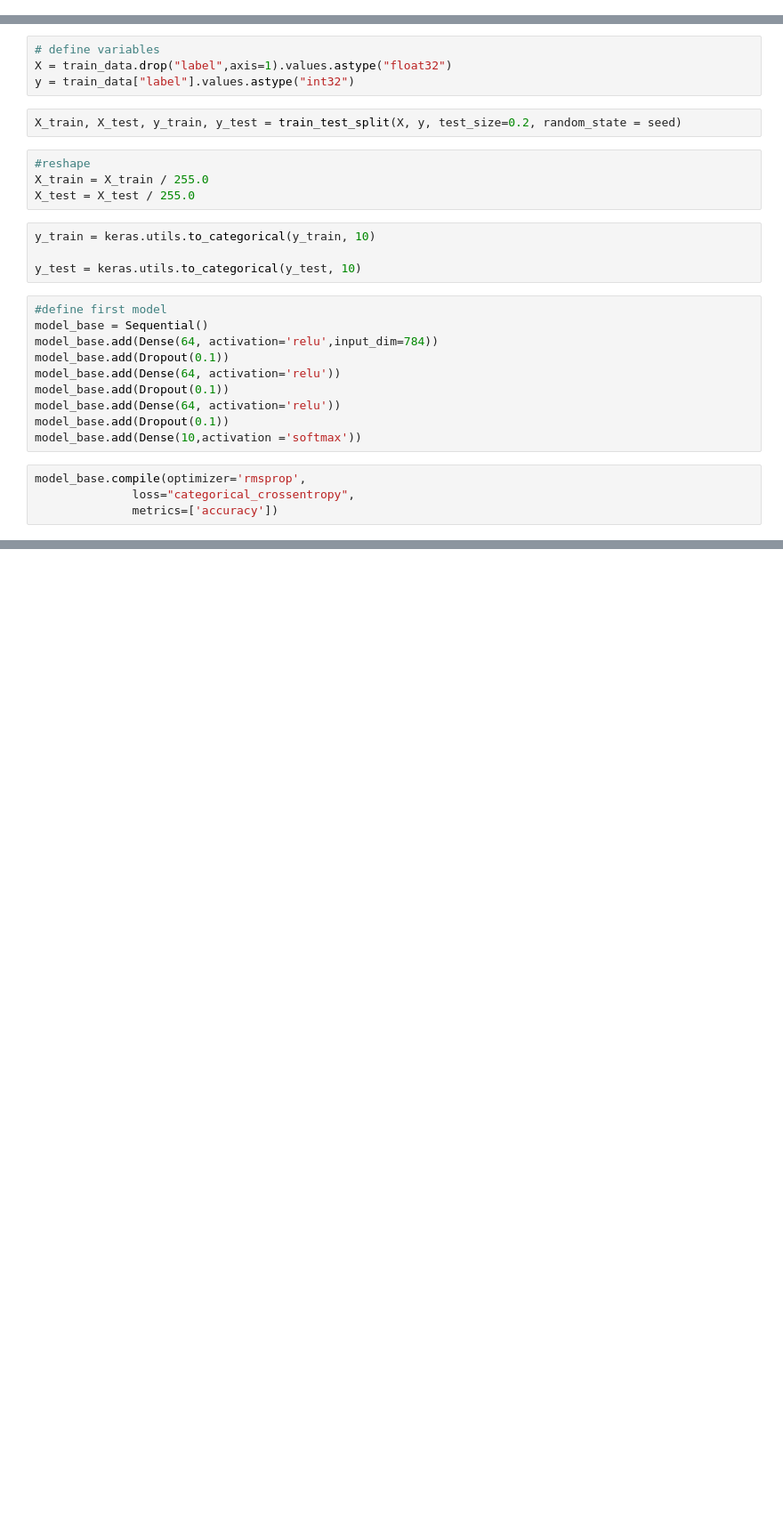
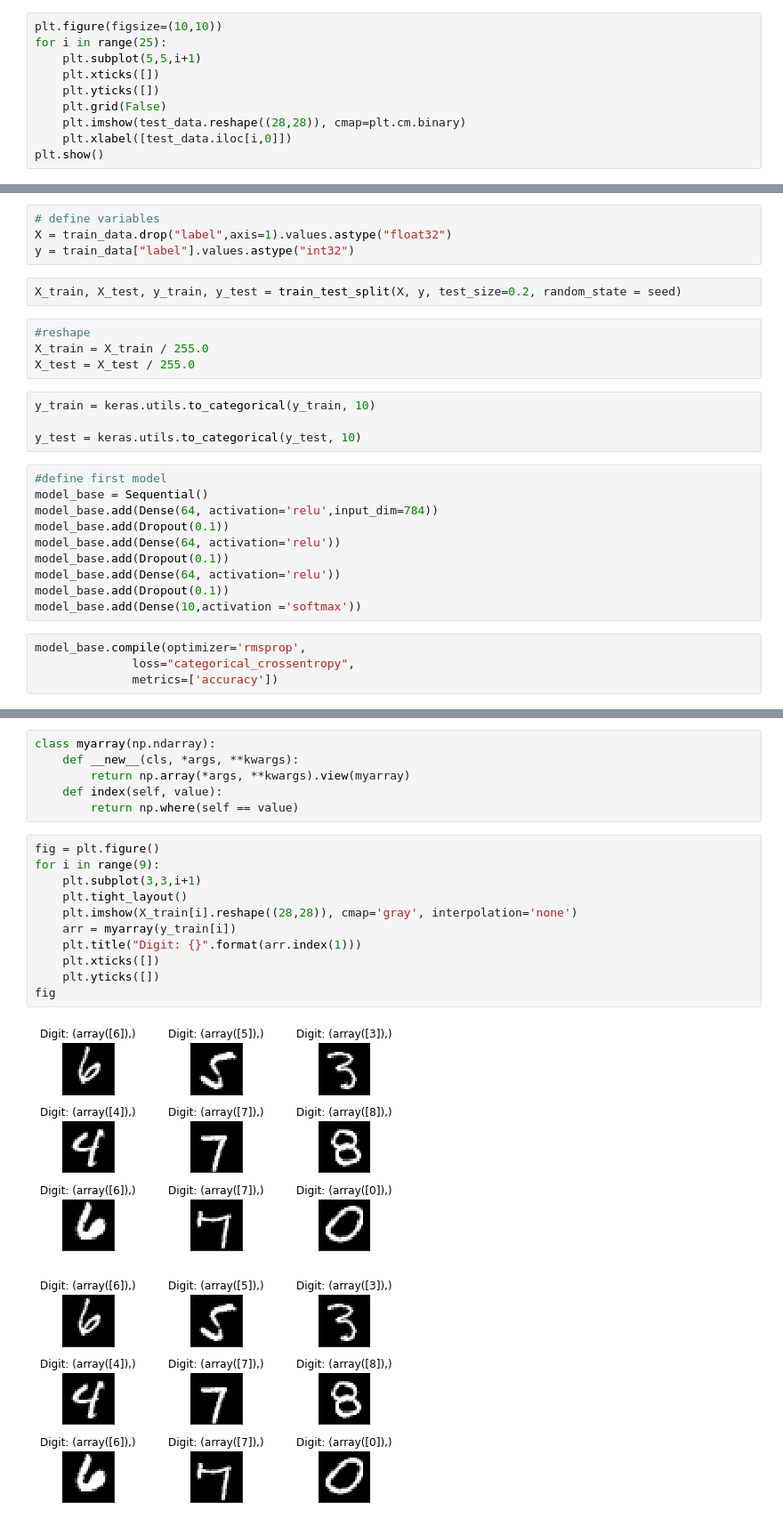
Before and after one commit to Galdina/kaggle, a Jupyter notebook: Numbers/deep-learning-number-recognition.ipynb, the cells around one changed output, grey strips where cells are left out. Shown at 89% size. Cells and saved outputs as stored; diff of their text form; blank space fills up the shorter version.

```diff
--- a/Numbers/deep-learning-number-recognition.ipynb
+++ b/Numbers/deep-learning-number-recognition.ipynb
@@ -165,0 +178,10 @@ plt.show()
+# %%
+plt.figure(figsize=(10,10))
+for i in range(25):
+    plt.subplot(5,5,i+1)
+    plt.xticks([])
+    plt.yticks([])
+    plt.grid(False)
+    plt.imshow(test_data.reshape((28,28)), cmap=plt.cm.binary)
+    plt.xlabel([test_data.iloc[i,0]])
+plt.show()
@@ -283,0 +306,20 @@ TypeError: zip argument #2 must support iteration
+# %%
+class myarray(np.ndarray):
+    def __new__(cls, *args, **kwargs):
+        return np.array(*args, **kwargs).view(myarray)
+    def index(self, value):
+        return np.where(self == value)
+# %%
+fig = plt.figure()
+for i in range(9):
+    plt.subplot(3,3,i+1)
+    plt.tight_layout()
+    plt.imshow(X_train[i].reshape((28,28)), cmap='gray', interpolation='none')
+    arr = myarray(y_train[i])
+    plt.title("Digit: {}".format(arr.index(1)))
+    plt.xticks([])
+    plt.yticks([])
+fig
+# %% [output]
+[figure, added]
+[figure, added]
```
Also changed, not shown: parts of 7 cells of this notebook.
